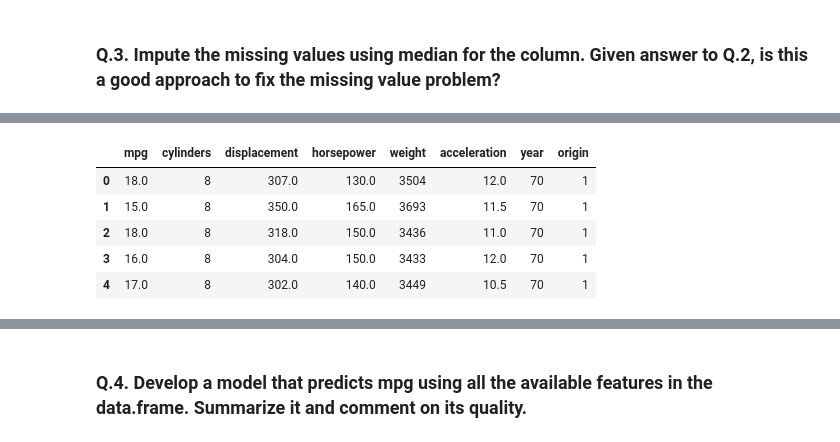
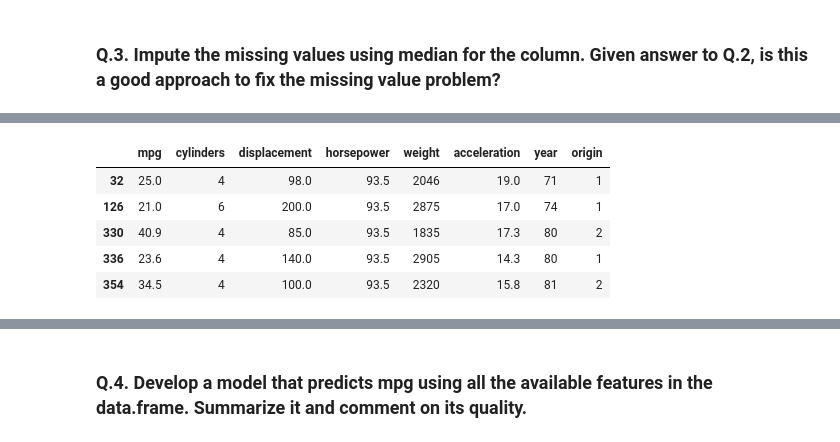
Before and after one commit to Boeing-Bros-UW-ML-Cert/Joeda, a Jupyter notebook: ML210_L4/Rice_ML210_L4.ipynb, the cells around one changed output, grey strips where cells are left out. Drawn from its saved outputs; the diff is of its cells as text; code cells hidden in the pictures.

```diff
--- a/ML210_L4/Rice_ML210_L4.ipynb
+++ b/ML210_L4/Rice_ML210_L4.ipynb
@@ -97,9 +93,10 @@ auto["horsepower"] = auto["horsepower"].fillna(np.median(auto.loc[auto["horsepow
-# %%
-auto.head()
-# %% [output]
-|  | mpg | cylinders | displacement | horsepower | weight | acceleration | year | origin |
-| 0 | 18.0 | 8 | 307.0 | 130.0 | 3504 | 12.0 | 70 | 1 |
-| 1 | 15.0 | 8 | 350.0 | 165.0 | 3693 | 11.5 | 70 | 1 |
-| 2 | 18.0 | 8 | 318.0 | 150.0 | 3436 | 11.0 | 70 | 1 |
-| 3 | 16.0 | 8 | 304.0 | 150.0 | 3433 | 12.0 | 70 | 1 |
-| 4 | 17.0 | 8 | 302.0 | 140.0 | 3449 | 10.5 | 70 | 1 |
+# %%
+# check the former missing values
+auto.iloc[[32,126,330,336,354]]
+# %% [output]
+|  | mpg | cylinders | displacement | horsepower | weight | acceleration | year | origin |
+| 32 | 25.0 | 4 | 98.0 | 93.5 | 2046 | 19.0 | 71 | 1 |
+| 126 | 21.0 | 6 | 200.0 | 93.5 | 2875 | 17.0 | 74 | 1 |
+| 330 | 40.9 | 4 | 85.0 | 93.5 | 1835 | 17.3 | 80 | 2 |
+| 336 | 23.6 | 4 | 140.0 | 93.5 | 2905 | 14.3 | 80 | 1 |
+| 354 | 34.5 | 4 | 100.0 | 93.5 | 2320 | 15.8 | 81 | 2 |
```
Also changed, not shown: parts of 14 cells of this notebook.
